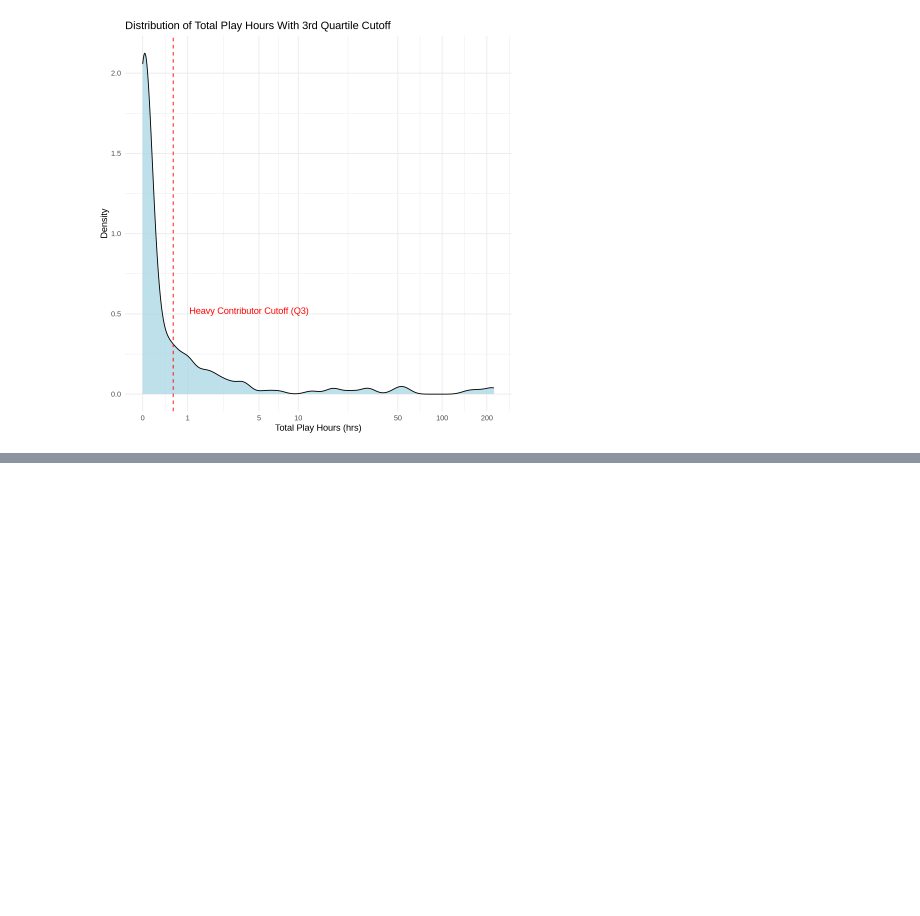
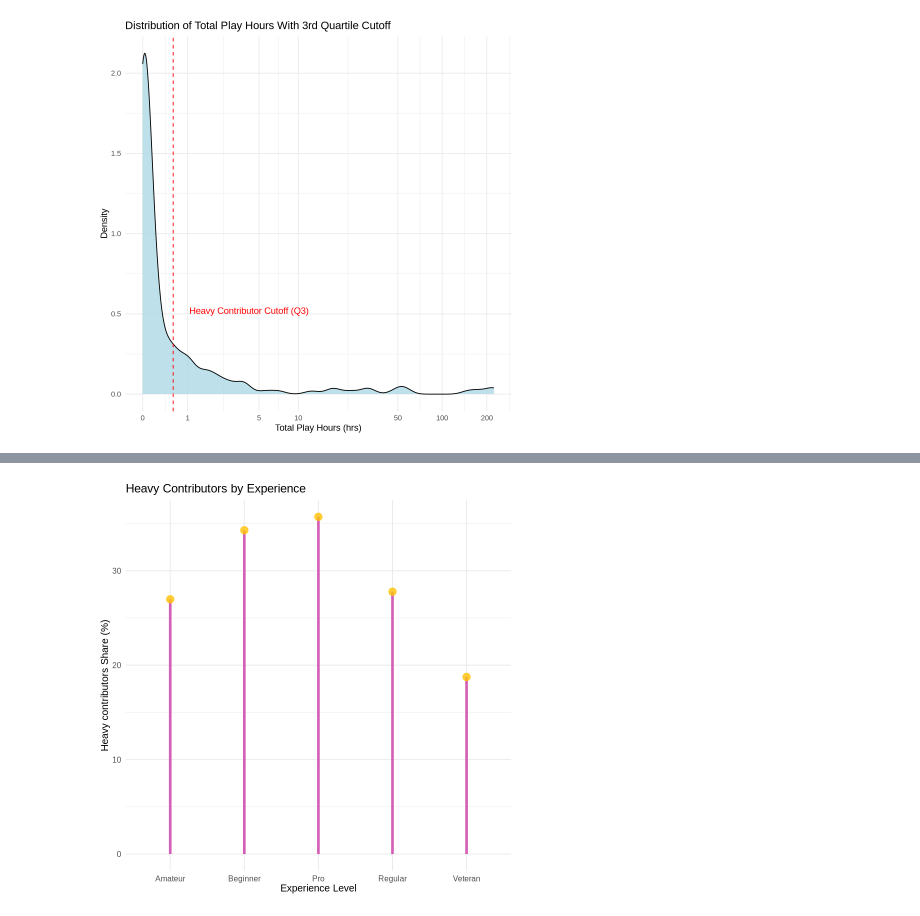
Before and after one commit to awu0521/Dsci-11, a Jupyter notebook: Planning Stage - Ahmed Alkarkhi/planning-alkarkhi.ipynb, the cells around one changed output, grey strips where cells are left out. Drawn from its saved outputs; the diff is of its cells as text; code cells hidden in the pictures; blank space fills up the shorter version.

```diff
--- a/Planning Stage - Ahmed Alkarkhi/planning-alkarkhi.ipynb
+++ b/Planning Stage - Ahmed Alkarkhi/planning-alkarkhi.ipynb
@@ -267,0 +340,48 @@ heavy_density_plot
+# %%
+
+# By Experience
+heavy_contributor_by_experience <- players_data_heavy |>
+    group_by(experience) |>
+    summarize(contributor_total = n(),
+            heavy_total = sum(heavy_contributor == "Yes"),
+            heavy_per = round(100 * heavy_total / contributor_total, 2),
+            .groups = "drop")
+
+# heavy_contributor_by_experience
+# By Experience Plot:
+
+## ** THIS PLOT WON'T WORK ** ##
+
+# heavy_contributor_by_experience_plot <- heavy_contributor_by_experience |>
+#     ggplot(aes(x = experience, y = heavy_per, color = heavy_per)) +
+#     geom_point(alpha = 0.4) +
+#     labs(
+#         x = "Experience Level",
+#         y = "Heavy Contributors Share (%)",
+#         title = "Heavy Contributors by Experience"
+#         ) +
+#     scale_color_gradientn(
+#         colors = c("#004D40", "#1E88E5", "#D81B60"),
+#         limits = c(0, 100),
+#         name = "Heavy share (%)"
+#         ) +
+#     theme_minimal(base_size = 12)
+
+# heavy_contributor_by_experience_plot
+
+
+heavy_contributor_by_experience_plot <- heavy_contributor_by_experience |>
+    ggplot(aes(x = experience, y = heavy_per)) +
+    geom_segment(aes(xend = experience, y = 0, yend = heavy_per),
+                 color = "#D35FB7", linewidth = 1.5) +
+    geom_point(alpha = 0.8, size = 4, color = "#FFC107") +
+    labs(
+        title = "Heavy Contributors by Experience ",
+        x = "Experience Level",
+        y = "Heavy contributors Share (%)"
+        ) +
+    theme_minimal(base_size = 12)
+
+heavy_contributor_by_experience_plot
+# %% [output]
+[figure, added]
```
Also changed, not shown: parts of 13 cells of this notebook.
